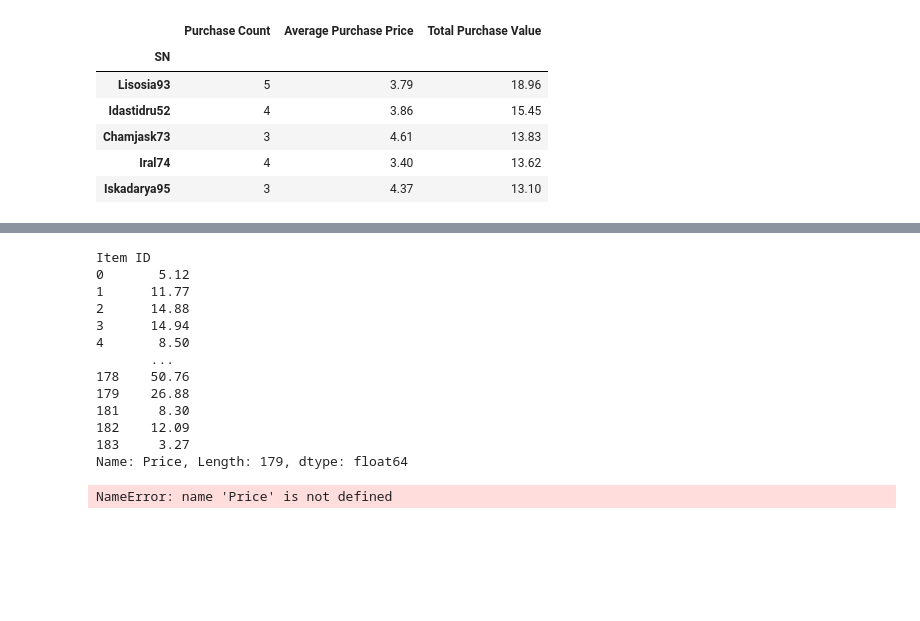
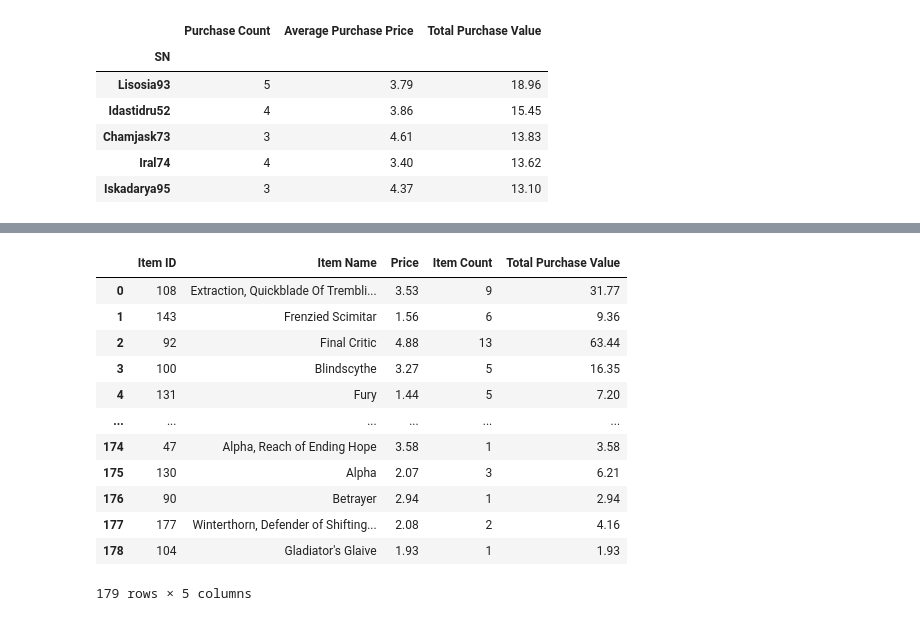
Before and after one commit to rmaher314/HW4_Pandas, a Jupyter notebook: HW4_Heroes_of_Pymoli.ipynb, the cells around one changed output, grey strips where cells are left out. Drawn from its saved outputs; the diff is of its cells as text; code cells hidden in the pictures; blank space fills up the shorter version.

Commit message:
Got all tables to output with data. Now cleaning up the file.

```diff
--- a/HW4_Heroes_of_Pymoli.ipynb
+++ b/HW4_Heroes_of_Pymoli.ipynb
@@ -235,5 +229,5 @@ top_5_spenders_df.head()
 #itemid_indexed_df
 #items_dropped_purchase_file = itemid_indexed_df.drop_duplicates(subset=['Item ID'])
 #items_dropped_purchase_file
-items_df = purchase_file_df[["Item ID","Item Name","Price"]]
-items_df.head()
+#items_df = purchase_file_df[["Item ID","Item Name","Price"]]
+#items_df
@@ -246,0 +251,5 @@ items_df.head()
+# %%
+#Item Info
+#Dropping Duplicates
+nodupes_items_df = items_df.drop_duplicates(subset=['Item ID'])
+nodupes_items_df
@@ -247,5 +270,7 @@ items_df.head()
 # %%
 #Most Popular Item - Groupby the items_df table by the item id.
-count_items_df = items_df.groupby('Item ID')['Item ID'].count()
+count_items_df = pd.DataFrame(purchase_file_df.groupby('Item ID')['Item ID'].count())
+count_items_df.columns = ['Item Count']
+
 count_items_df
 # %% [output]
@@ -264,0 +300,4 @@ Name: Item ID, Length: 179, dtype: int64
+# %%
+#Most Popular Item - merging data frames
+merge_df = pd.merge(nodupes_items_df, count_items_df, on='Item ID')
+merge_df
@@ -265,24 +318,20 @@ Name: Item ID, Length: 179, dtype: int64
 # %%
 #Most Popular Items- Total Purchase Value
-total_purchased_spender_df= items_df.groupby('Item ID')['Price'].sum().round(decimals=2)
-total_purchased_spender_df
+merge_df['Total Purchase Value']= pd.DataFrame((merge_df["Price"])*(merge_df["Item Count"]))
+#total_purchased_df= items_df.groupby('Item ID')['Price']*("count_items_df")
+#total_priced_df= purchase_file_df.groupby('Item ID')['Price'].value_count
+merge_df
 # %% [output]
+|  | Item ID | Item Name | Price | Item Count | Total Purchase Value |
+| 0 | 108 | Extraction, Quickblade Of Trembli... | 3.53 | 9 | 31.77 |
+| 1 | 143 | Frenzied Scimitar | 1.56 | 6 | 9.36 |
+| 2 | 92 | Final Critic | 4.88 | 13 | 63.44 |
+| 3 | 100 | Blindscythe | 3.27 | 5 | 16.35 |
+| 4 | 131 | Fury | 1.44 | 5 | 7.20 |
+| ... | ... | ... | ... | ... | ... |
+| 174 | 47 | Alpha, Reach of Ending Hope | 3.58 | 1 | 3.58 |
+| 175 | 130 | Alpha | 2.07 | 3 | 6.21 |
+| 176 | 90 | Betrayer | 2.94 | 1 | 2.94 |
+| 177 | 177 | Winterthorn, Defender of Shifting... | 2.08 | 2 | 4.16 |
+| 178 | 104 | Gladiator's Glaive | 1.93 | 1 | 1.93 |
-Item ID
-0       5.12
-1      11.77
-2      14.88
-3      14.94
-4       8.50
-       ...
-178    50.76
-179    26.88
-181     8.30
-182    12.09
-183     3.27
-Name: Price, Length: 179, dtype: float64
+179 rows × 5 columns
-# %%
-#Most Popular Items - Final Data Frame
-#item_table_df = pd.DataFrame({"Item ID": items_df, "Item Name": items_df, "Purchase Count": count_items_df, "Item Price":Price})
-item_table_df
-# %% [output]
-NameError: name 'Price' is not defined
```
Also changed, not shown: parts of 15 cells of this notebook.
